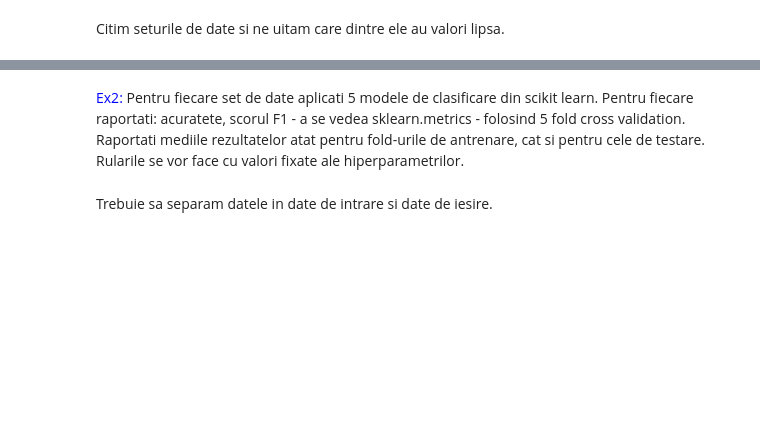
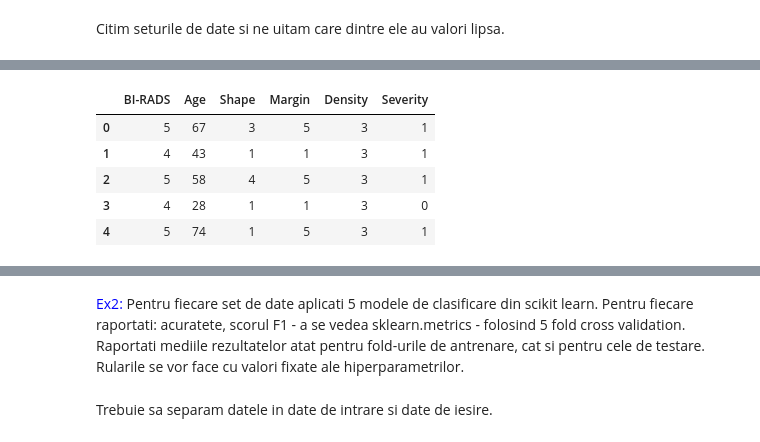
Before and after one commit to Bianca008/IDS_Lixandru_Pepene, a Jupyter notebook: Laborator6.ipynb, the cells around one changed output, grey strips where cells are left out. Cells and saved outputs as stored; diff of their text form; code cells hidden in the pictures; blank space fills up the shorter version.

```diff
--- a/Laborator6.ipynb
+++ b/Laborator6.ipynb
@@ -89,0 +175,9 @@ df_breast_cancer.head()
+# %%
+df_mammographics.head()
+# %% [output]
+|  | BI-RADS | Age | Shape | Margin | Density | Severity |
+| 0 | 5 | 67 | 3 | 5 | 3 | 1 |
+| 1 | 4 | 43 | 1 | 1 | 3 | 1 |
+| 2 | 5 | 58 | 4 | 5 | 3 | 1 |
+| 3 | 4 | 28 | 1 | 1 | 3 | 0 |
+| 4 | 5 | 74 | 1 | 5 | 3 | 1 |
```
Also changed, not shown: parts of 86 cells of this notebook.
